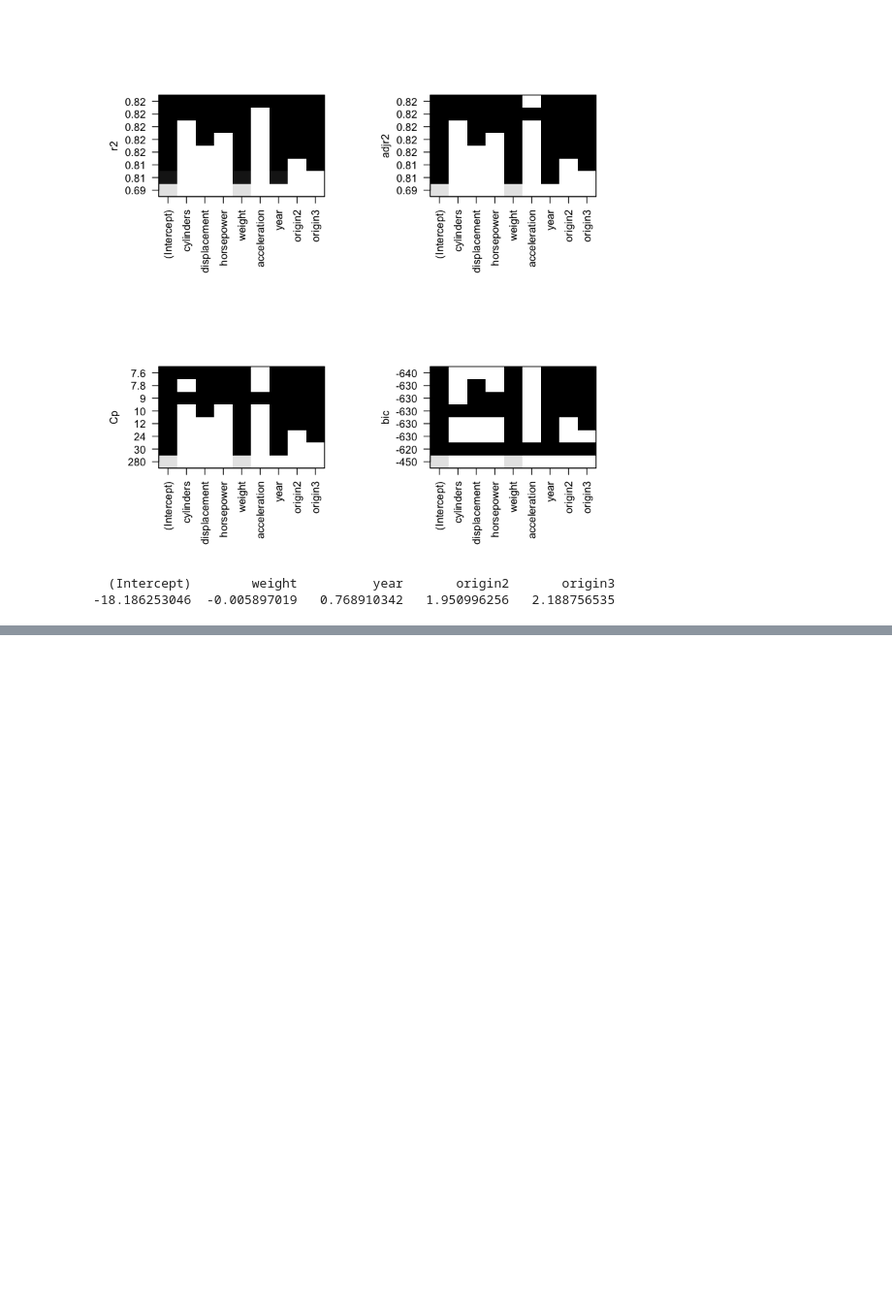
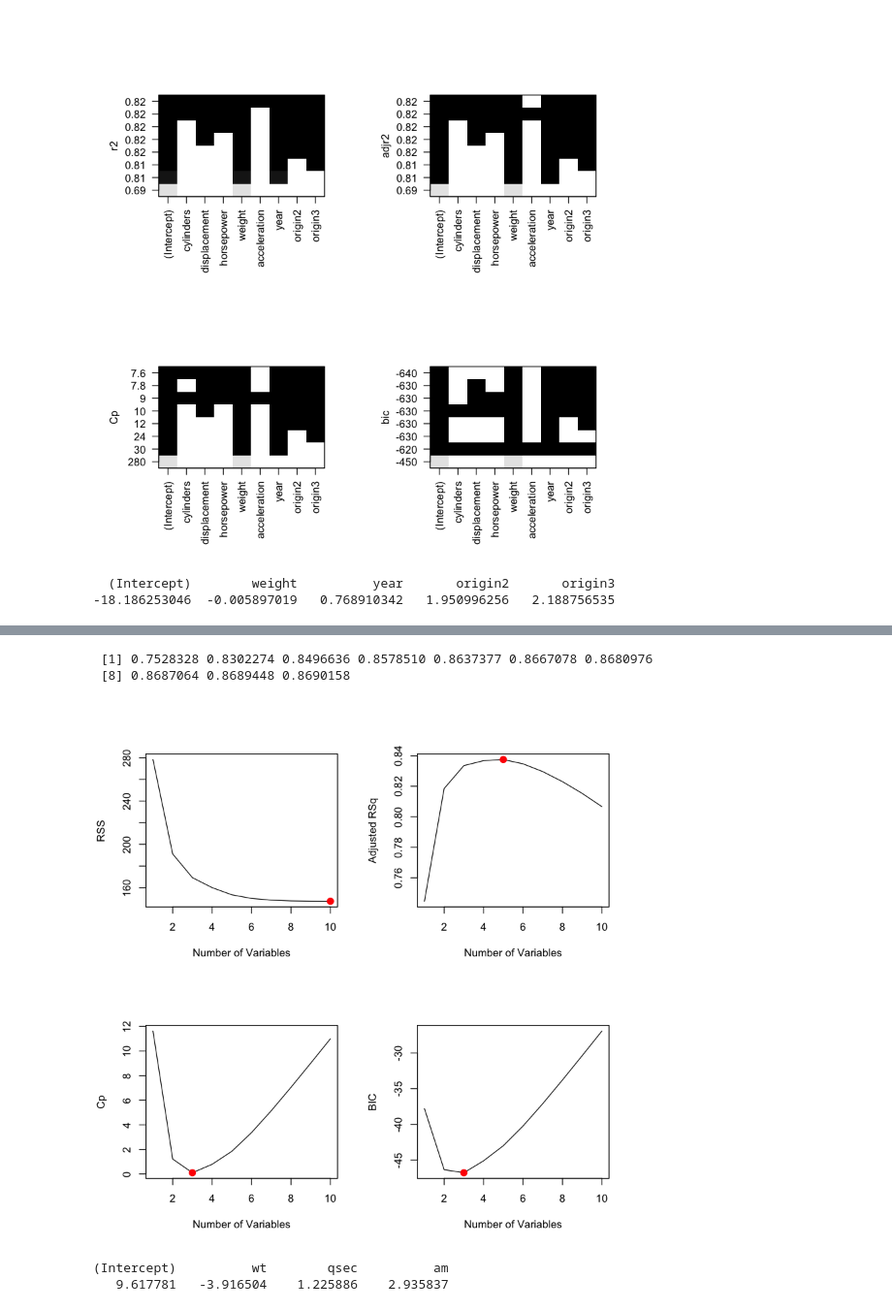
Before and after one commit to edkrueger/r-regression-labs, a Jupyter notebook: mtcars.ipynb, the cells around one changed output, grey strips where cells are left out. Shown at 97% size. Saved outputs shown, nothing was run; the diff lists cells and outputs as text; code cells hidden in the pictures; blank space fills up the shorter version.

Commit message:
Add subset selection student

```diff
--- a/mtcars.ipynb
+++ b/mtcars.ipynb
@@ -1087,0 +1100,11 @@ coef(reg_fit_full, 4)
+# %%
+# use subset selection to find the best model for mpg for every number of variables
+
+to = proc.time()
+
+reg_fit_full = regsubsets(mpg ~ ., data=mtcars, nvmax=10)
+tf = proc.time()
+tf - to
+
+reg_summary = summary(reg_fit_full)
+reg_summary
@@ -1087,0 +1131,53 @@ coef(reg_fit_full, 4)
+# %%
+# see the R-squared for the best model with idx variables
+reg_summary$rsq
+# %% [output]
+ [1] 0.7528328 0.8302274 0.8496636 0.8578510 0.8637377 0.8667078 0.8680976
+ [8] 0.8687064 0.8689448 0.8690158
+# %%
+# plot number of variables for the best model against the associated RSS, Adjusted R-Squared, Cp and BIC.
+par(mfrow=c(2, 2))
+
+plot(reg_summary$rss, xlab="Number of Variables", ylab="RSS", type="l")
+points(
+    which.min(reg_summary$rss),
+    min(reg_summary$rss),
+    col="red",
+    cex=2,
+    pch=20
+)
+
+plot(reg_summary$adjr2, xlab="Number of Variables", ylab="Adjusted RSq", type="l")
+points(
+    which.max(reg_summary$adjr2),
+    max(reg_summary$adjr2),
+    col="red",
+    cex=2,
+    pch=20
+)
+
+plot(reg_summary$cp, xlab="Number of Variables", ylab="Cp", type="l")
+points(
+    which.min(reg_summary$cp),
+    min(reg_summary$cp),
+    col="red",
+    cex=2,
+    pch=20
+)
+
+plot(reg_summary$bic, xlab="Number of Variables", ylab="BIC", type="l")
+points(
+    which.min(reg_summary$bic),
+    min(reg_summary$bic),
+    col="red",
+    cex=2,
+    pch=20
+)
+# %% [output]
+[figure, added]
+# %%
+# see the coefficients for the best model with 3 variables
+coef(reg_fit_full, 3)
+# %% [output]
+(Intercept)          wt        qsec          am
+   9.617781   -3.916504    1.225886    2.935837
```
Also changed, not shown: parts of 5 cells of this notebook.
